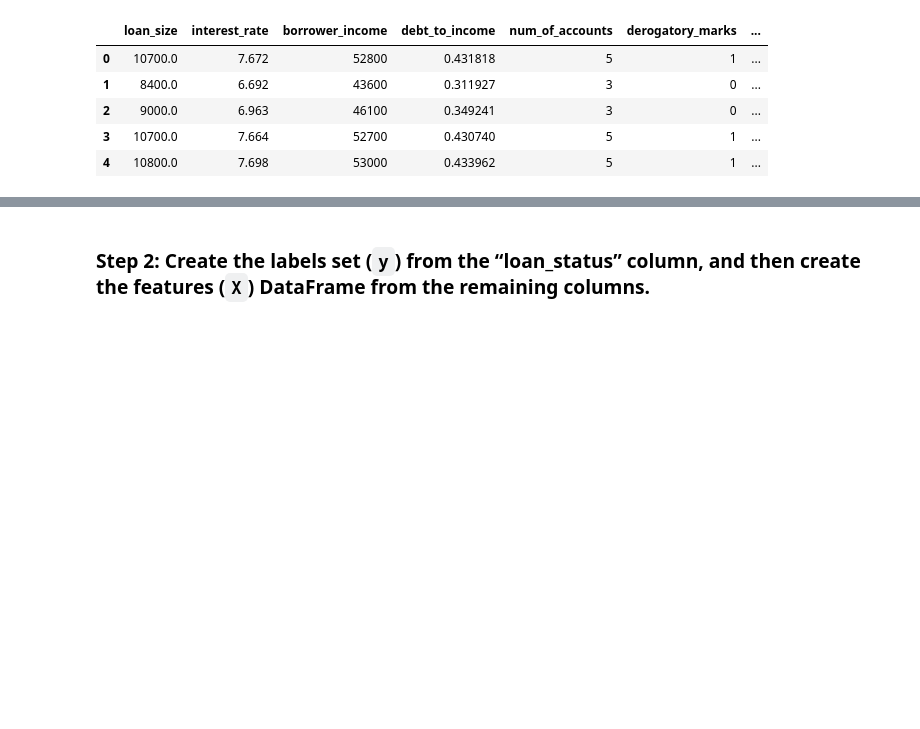
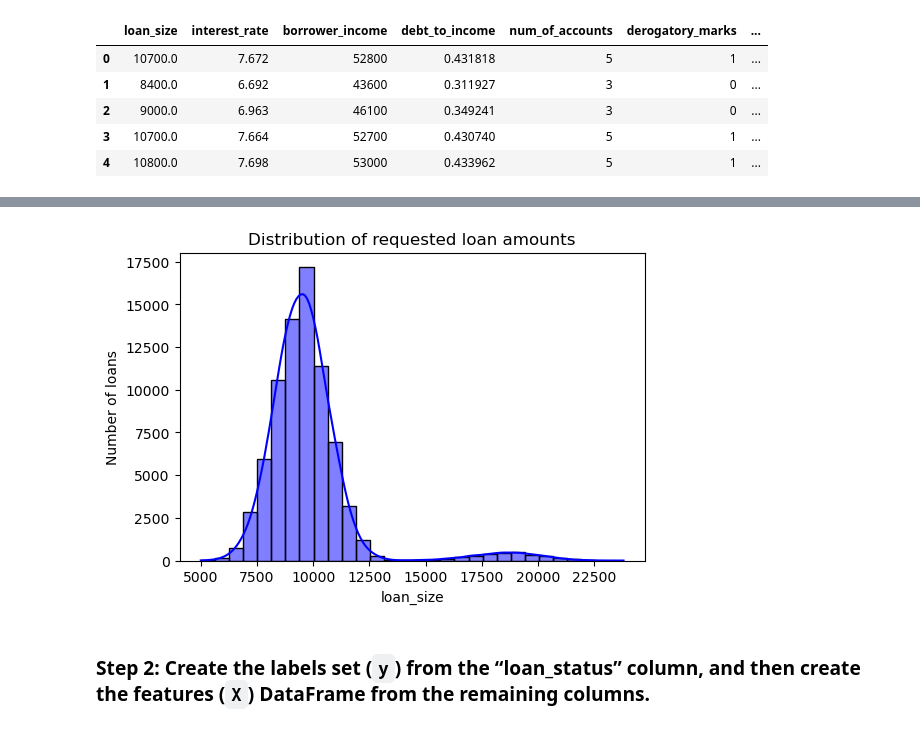
Before and after one commit to LegallyNotBlonde/credit-risk-classification, a Jupyter notebook: Credit_Risk/credit_risk_classification.ipynb, the cells around one changed output, grey strips where cells are left out. Saved outputs shown, nothing was run; the diff lists cells and outputs as text; code cells hidden in the pictures; blank space fills up the shorter version.

```diff
--- a/Credit_Risk/credit_risk_classification.ipynb
+++ b/Credit_Risk/credit_risk_classification.ipynb
@@ -28,3 +47,19 @@ lending_data.head()
+# %%
+# Display Loan Size Distribution
+def plot_feature_distribution(X, feature_name):
+    if feature_name in X.columns:
+        plt.figure(figsize=(6, 4))
+        sns.histplot(X[feature_name], kde=True, bins=30, color="blue")
+        plt.title("Distribution of requested loan amounts")
+        plt.xlabel(feature_name)
+        plt.ylabel("Number of loans")
+        plt.show()
+    else:
+        print(f"Feature '{feature_name}' not found in the dataset.")
+# Call the function
+plot_feature_distribution(X, 'loan_size')
+# %% [output]
+[figure, added]
 # %% [markdown]
 ### Step 2: Create the labels set (`y`)  from the “loan_status” column, and then create the features (`X`) DataFrame from the remaining columns.
 # %%
```
Also changed, not shown: parts of 7 cells of this notebook.
